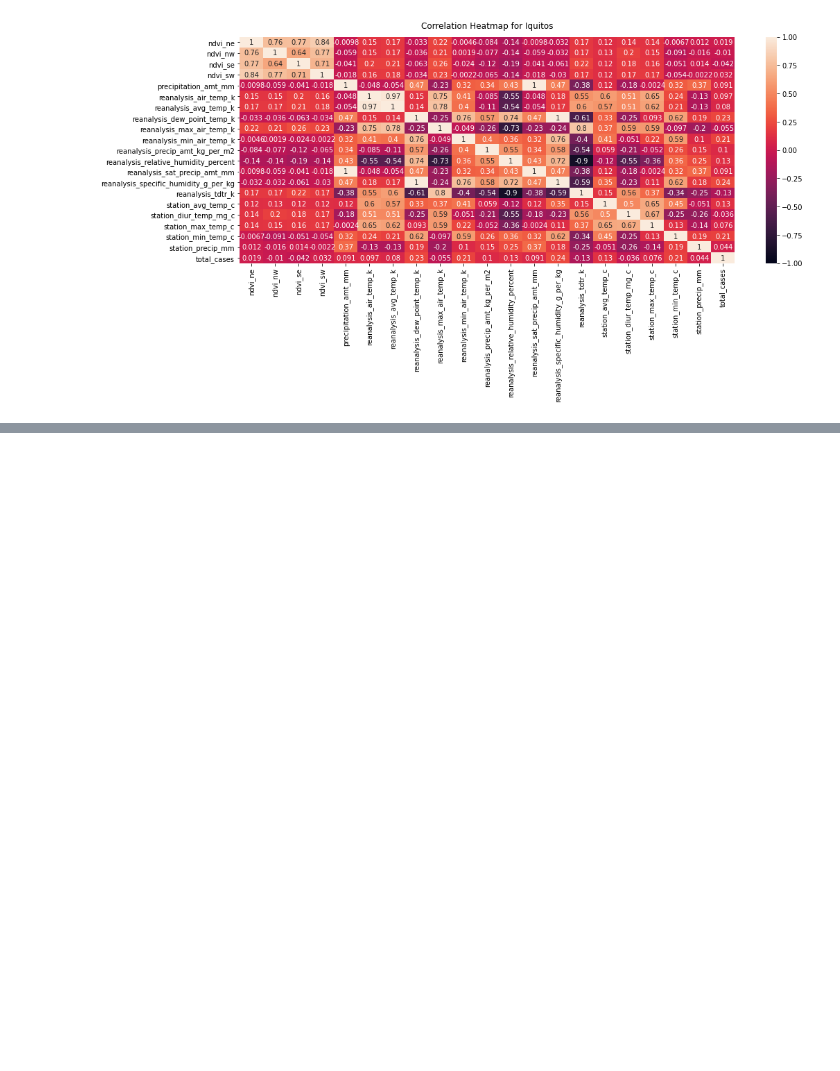
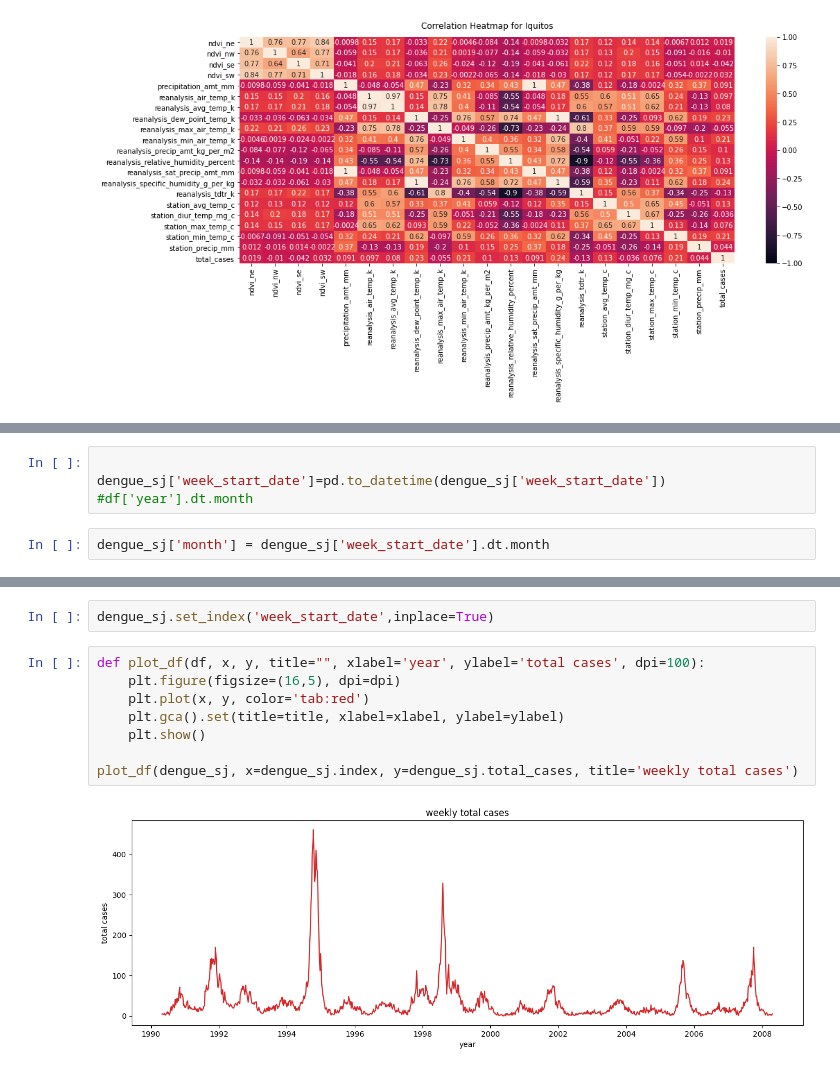
Before and after one commit to MoffatKirui/DengAI, a Jupyter notebook: DengAI_project_.ipynb, the cells around one changed output, grey strips where cells are left out. Saved outputs shown, nothing was run; the diff lists cells and outputs as text; blank space fills up the shorter version.

```diff
--- a/DengAI_project_.ipynb
+++ b/DengAI_project_.ipynb
@@ -669,0 +705,6 @@ heatmap.set_title('Correlation Heatmap for Iquitos', fontdict={'fontsize':12}, p
+# %%
+
+dengue_sj['week_start_date']=pd.to_datetime(dengue_sj['week_start_date'])
+#df['year'].dt.month
+# %%
+dengue_sj['month'] = dengue_sj['week_start_date'].dt.month
@@ -669,0 +720,12 @@ heatmap.set_title('Correlation Heatmap for Iquitos', fontdict={'fontsize':12}, p
+# %%
+dengue_sj.set_index('week_start_date',inplace=True)
+# %%
+def plot_df(df, x, y, title="", xlabel='year', ylabel='total cases', dpi=100):
+    plt.figure(figsize=(16,5), dpi=dpi)
+    plt.plot(x, y, color='tab:red')
+    plt.gca().set(title=title, xlabel=xlabel, ylabel=ylabel)
+    plt.show()
+
+plot_df(dengue_sj, x=dengue_sj.index, y=dengue_sj.total_cases, title='weekly total cases')
+# %% [output]
+[figure, added]
```
Also changed, not shown: parts of 8 cells of this notebook.
